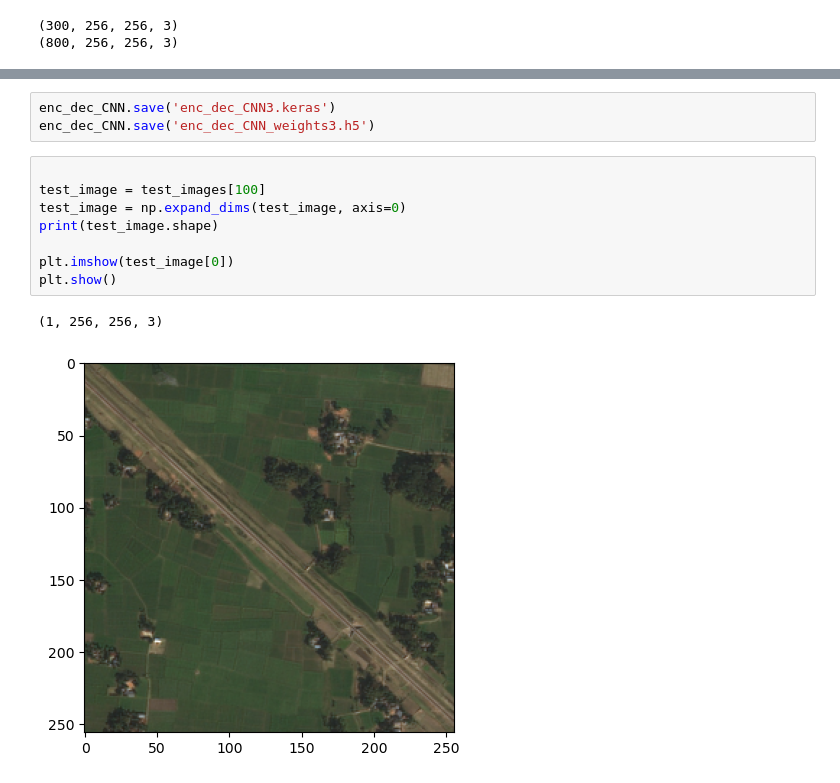
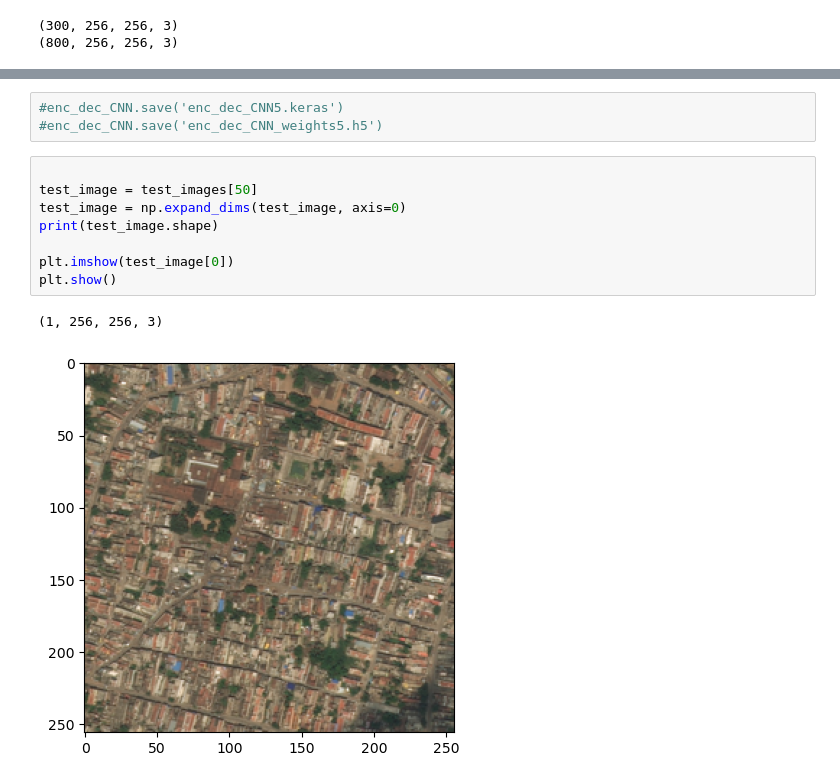
Before and after one commit to UnderGroundVerse/Neural-Astar-with-Satellite-Images, a Jupyter notebook: notebooks/RoadExtractor.ipynb, the cells around one changed output, grey strips where cells are left out. Drawn from its saved outputs; the diff is of its cells as text.

```diff
--- a/notebooks/RoadExtractor.ipynb
+++ b/notebooks/RoadExtractor.ipynb
@@ -211,17 +217,17 @@ KeyboardInterrupt:
 # %%
-enc_dec_CNN.save('enc_dec_CNN3.keras')
-enc_dec_CNN.save('enc_dec_CNN_weights3.h5')
+#enc_dec_CNN.save('enc_dec_CNN5.keras')
+#enc_dec_CNN.save('enc_dec_CNN_weights5.h5')
 # %%
 
-test_image = test_images[100]
+test_image = test_images[50]
 test_image = np.expand_dims(test_image, axis=0)
 print(test_image.shape)
 
 plt.imshow(test_image[0])
 plt.show()
 # %% [output]
 (1, 256, 256, 3)
-[figure, old version]
+[figure, new version]
 # %%
 pred_image = enc_dec_CNN.predict(test_image)
 pred_image = pred_image[0]
```
Also changed, not shown: parts of 9 cells of this notebook, 1 other file.
